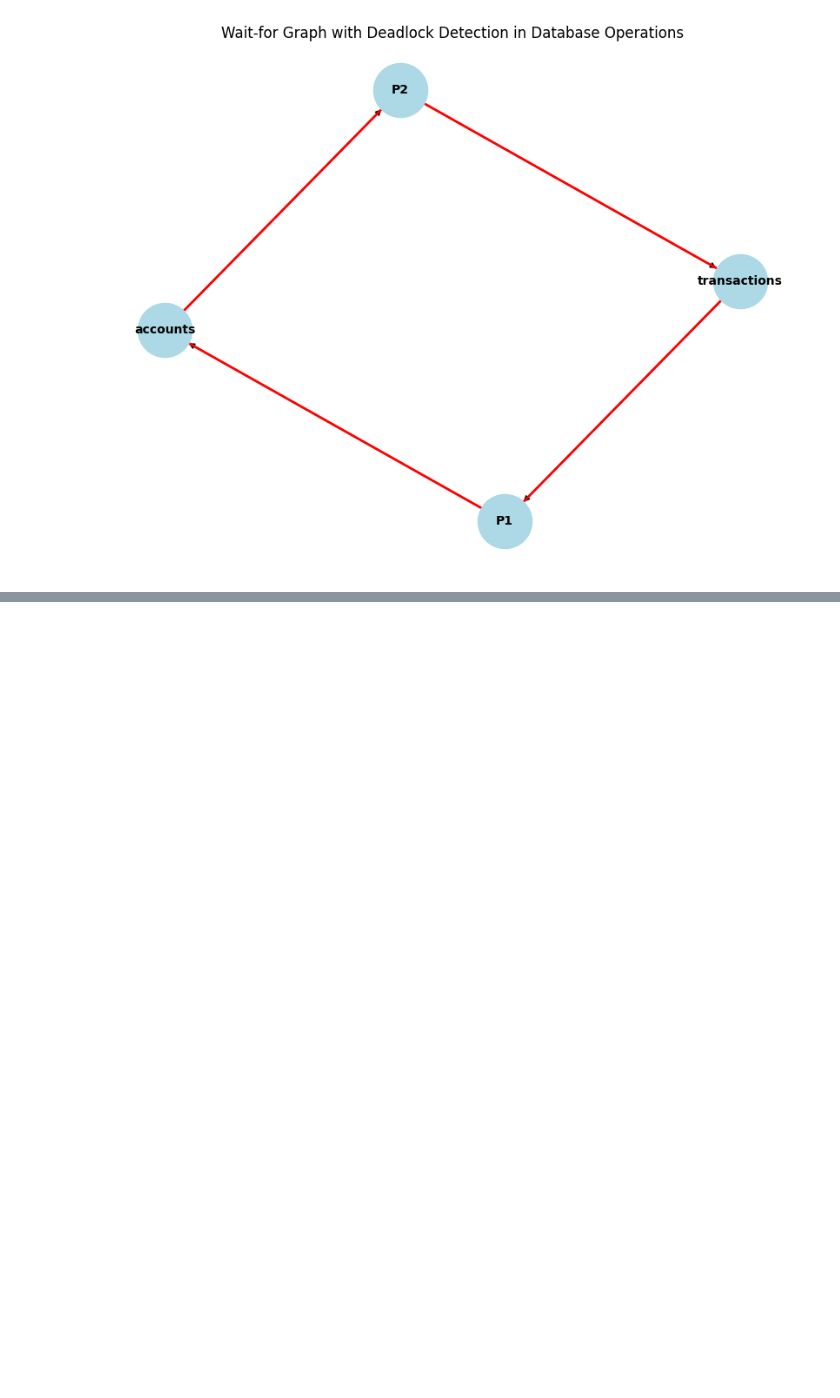
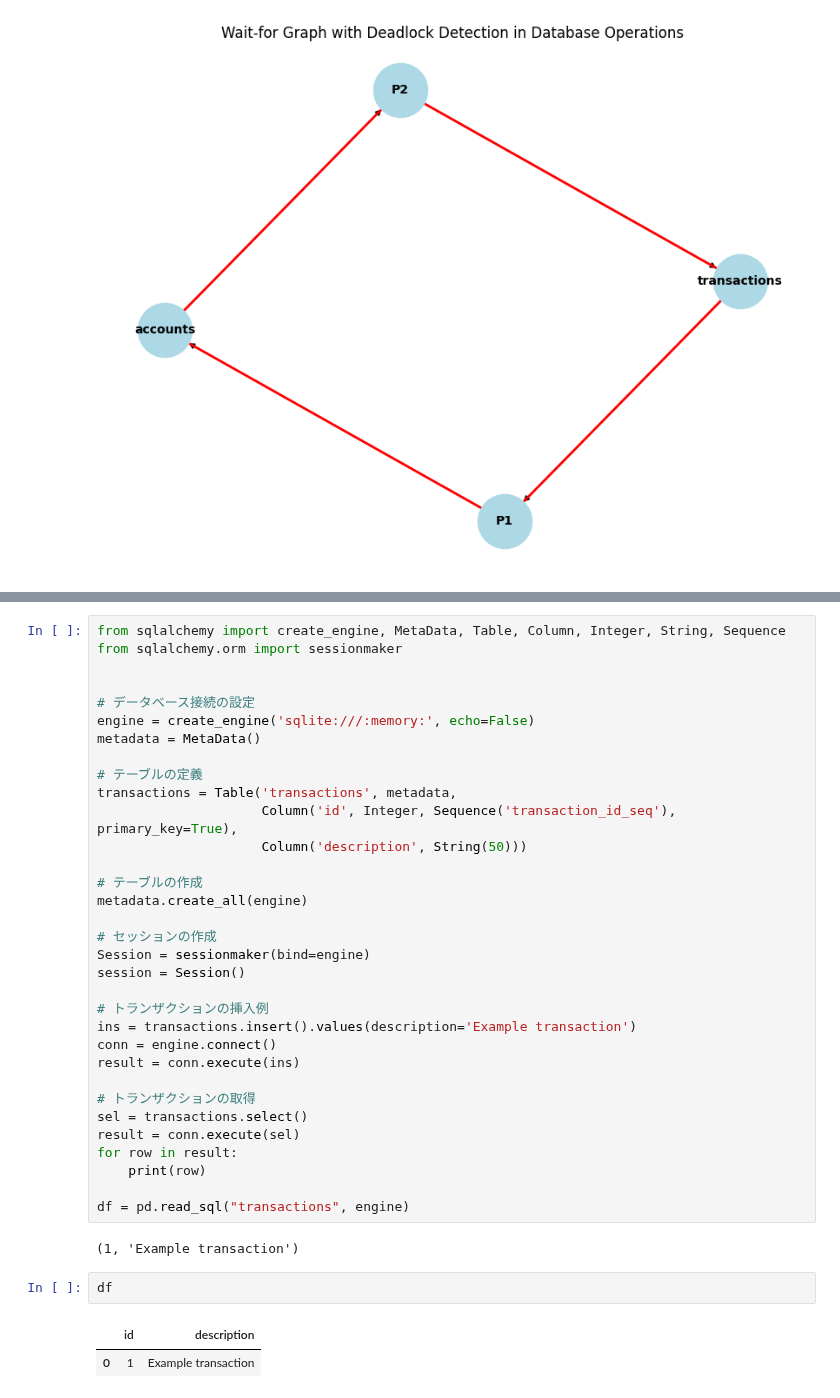
Before and after one commit to phonon-py/DatabaseSpecialistStudy, a Jupyter notebook: main_v2.ipynb, the cells around one changed output, grey strips where cells are left out. Cells and saved outputs as stored; diff of their text form; blank space fills up the shorter version.

```diff
--- a/main_v2.ipynb
+++ b/main_v2.ipynb
@@ -715,0 +758,40 @@ Deadlock detected involving the following cycle:
+# %%
+from sqlalchemy import create_engine, MetaData, Table, Column, Integer, String, Sequence
+from sqlalchemy.orm import sessionmaker
+
+
+# データベース接続の設定
+engine = create_engine('sqlite:///:memory:', echo=False)
+metadata = MetaData()
+
+# テーブルの定義
+transactions = Table('transactions', metadata,
+                     Column('id', Integer, Sequence('transaction_id_seq'), primary_key=True),
+                     Column('description', String(50)))
+
+# テーブルの作成
+metadata.create_all(engine)
+
+# セッションの作成
+Session = sessionmaker(bind=engine)
+session = Session()
+
+# トランザクションの挿入例
+ins = transactions.insert().values(description='Example transaction')
+conn = engine.connect()
+result = conn.execute(ins)
+
+# トランザクションの取得
+sel = transactions.select()
+result = conn.execute(sel)
+for row in result:
+    print(row)
+
+df = pd.read_sql("transactions", engine)
+# %% [output]
+(1, 'Example transaction')
+# %%
+df
+# %% [output]
+|  | id | description |
+| 0 | 1 | Example transaction |
```
Also changed, not shown: parts of 8 cells of this notebook.
